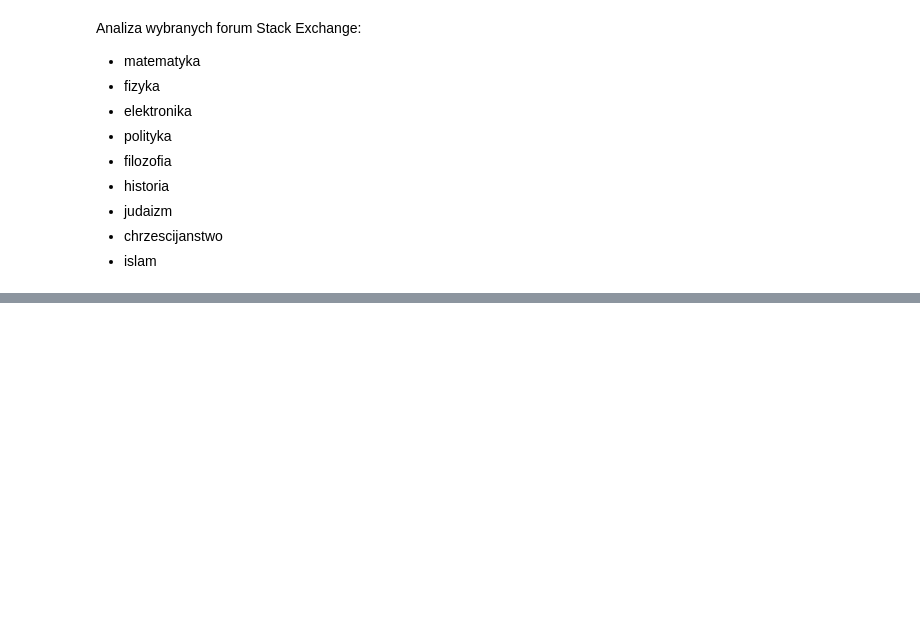
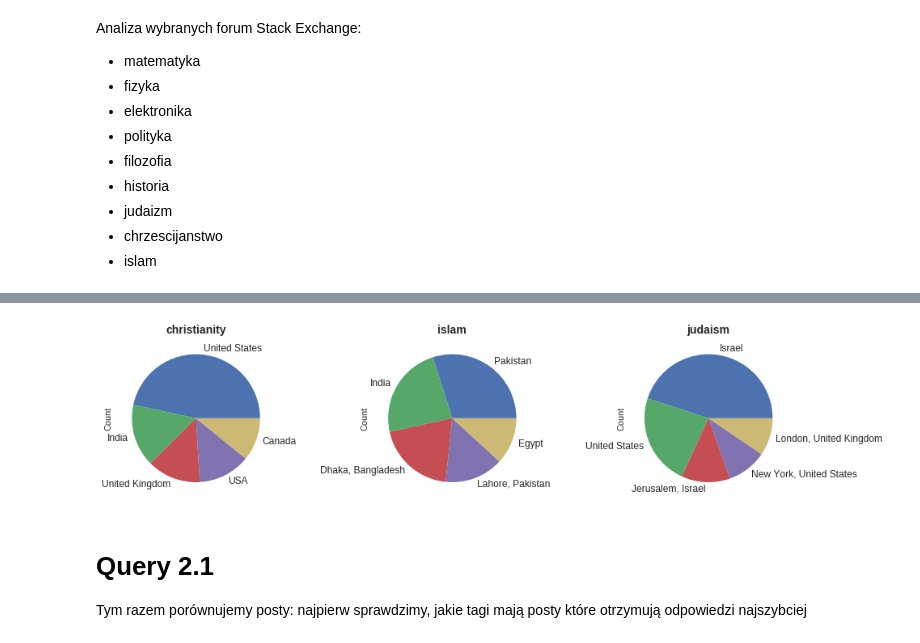
Before and after one commit to KMorozovska/Python-StackExchange-data-analysis, a Jupyter notebook: praca_domowa3.ipynb, the cells around one changed output, grey strips where cells are left out. Cells and saved outputs as stored; diff of their text form; code cells hidden in the pictures; blank space fills up the shorter version.

```diff
--- a/praca_domowa3.ipynb
+++ b/praca_domowa3.ipynb
@@ -106,0 +184,6 @@ history_PostLinks.csv
+# %%
+location_dict = {}
+for key, elem in beliefs.items():
+    location_dict[key] = elem['Users'].groupby(['Location']).size().rename("Count").reset_index().sort_values(by='Count',ascending=False).head(5)
+
+location_dict['christianity']
@@ -106,0 +197,30 @@ history_PostLinks.csv
+# %%
+import matplotlib.pyplot as plt
+import pylab
+import numpy as np
+
+fig = plt.figure()
+
+ax1 = fig.add_axes([0, 0, .5, .5], aspect=1)
+ax2 = fig.add_axes([0.55, .0, .5, .5], aspect=1)
+ax3 = fig.add_axes([1.10, .0, .5, .5], aspect=1)
+
+axes = []
+
+axes.append(ax1)
+axes.append(ax2)
+axes.append(ax3)
+
+i=0
+
+for key, elem in location_dict.items():
+    axes[i].set_title(key, weight='bold', size=14)
+    plot = elem.plot(kind='pie',y='Count',labels=elem['Location'],legend=False,startangle=0,fontsize=12,ax=axes[i])
+    i=i+1
+
+plt.show()
+# %% [output]
+[figure, added]
+# %% [markdown]
+# Query 2.1
+Tym razem porównujemy posty: najpierw sprawdzimy, jakie tagi mają posty które otrzymują odpowiedzi najszybciej
```
Also changed, not shown: parts of 31 cells of this notebook.
